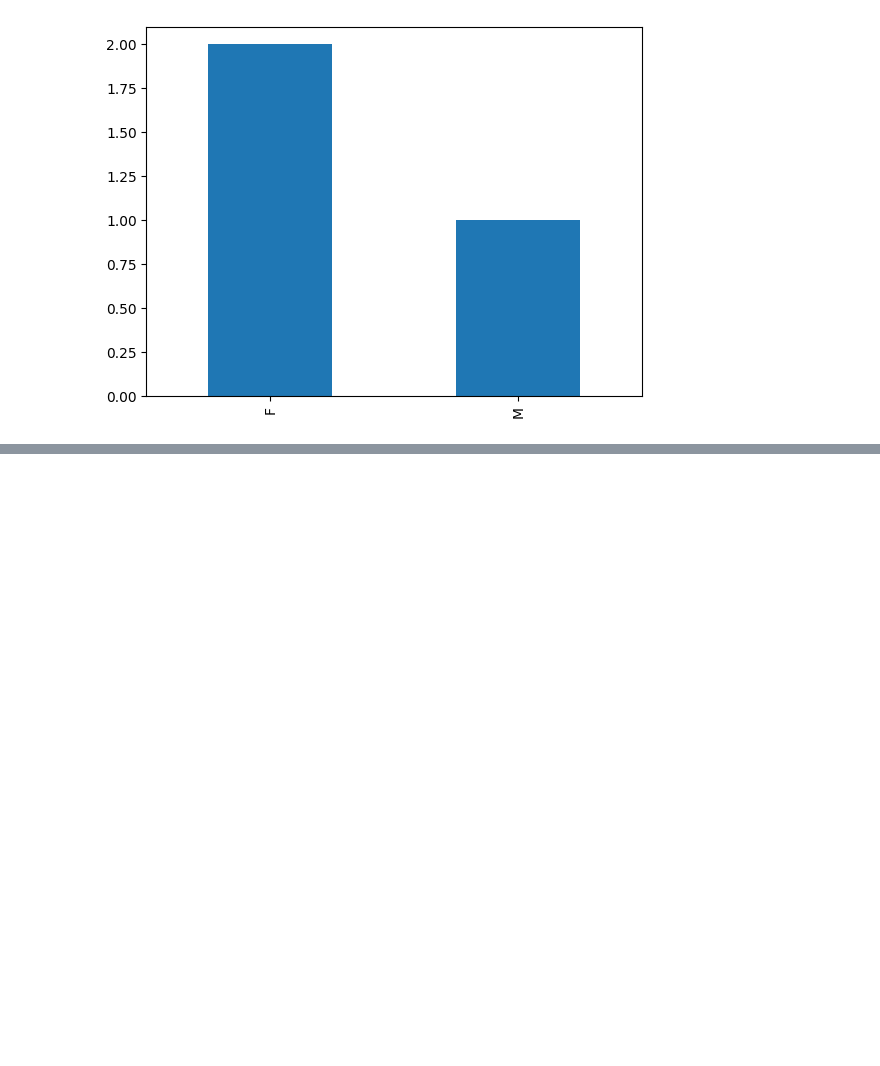
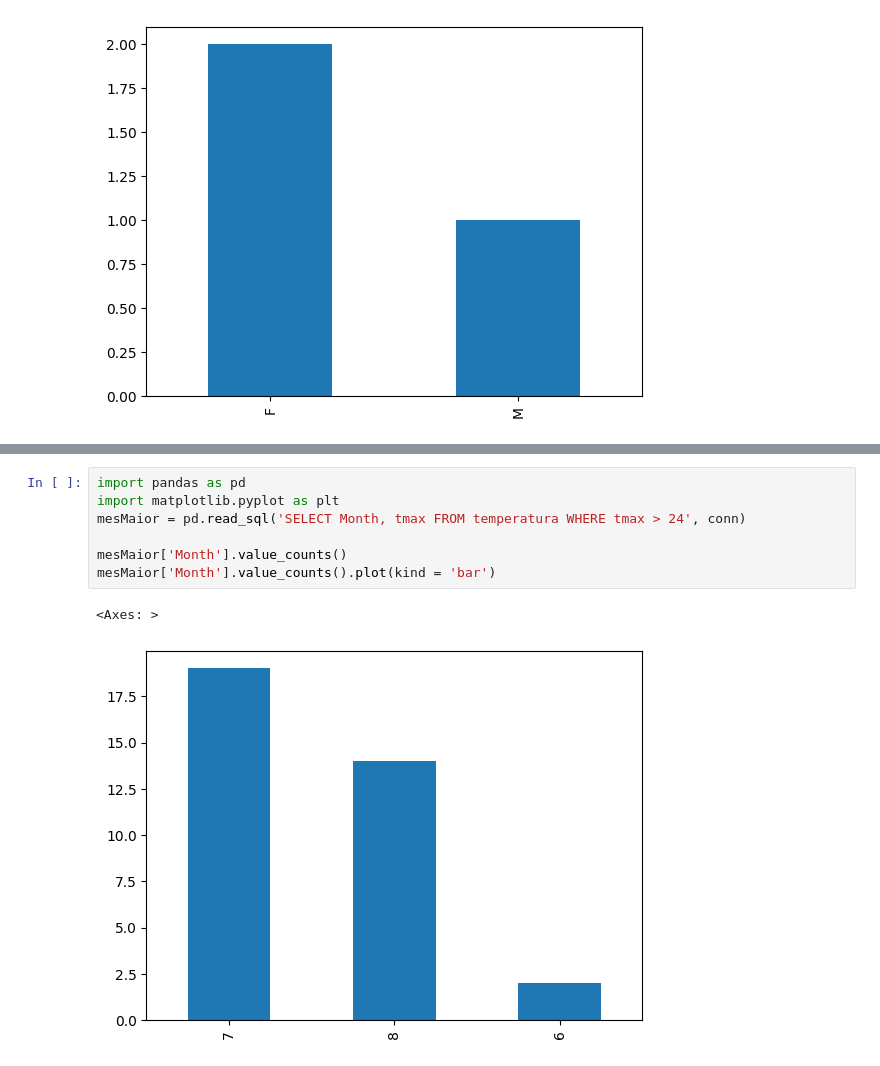
Before and after one commit to ericgbraz/COLAB_PED, a Jupyter notebook: PED_Aula_05.ipynb, the cells around one changed output, grey strips where cells are left out. Drawn from its saved outputs; the diff is of its cells as text; blank space fills up the shorter version.

```diff
--- a/PED_Aula_05.ipynb
+++ b/PED_Aula_05.ipynb
@@ -116,0 +153,10 @@ df['sexo'].value_counts().plot(kind = 'bar')
+# %%
+import pandas as pd
+import matplotlib.pyplot as plt
+mesMaior = pd.read_sql('SELECT Month, tmax FROM temperatura WHERE tmax > 24', conn)
+
+mesMaior['Month'].value_counts()
+mesMaior['Month'].value_counts().plot(kind = 'bar')
+# %% [output]
+<Axes: >
+[figure, added]
```
Also changed, not shown: parts of 4 cells of this notebook.
